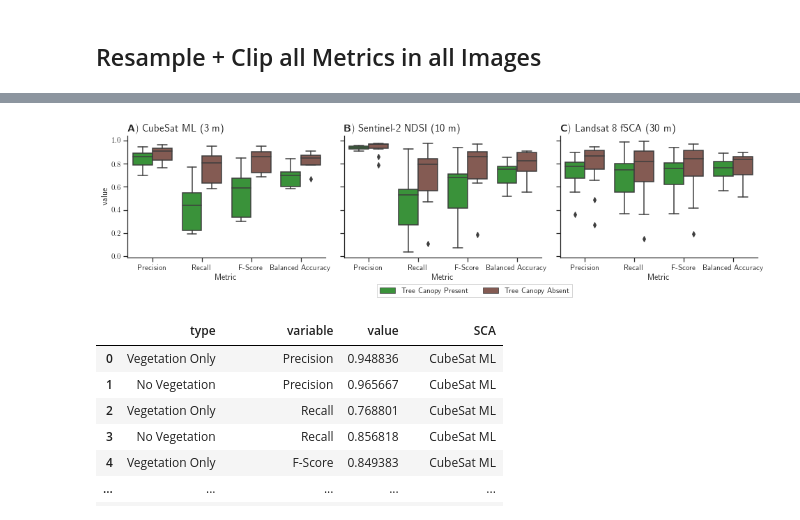
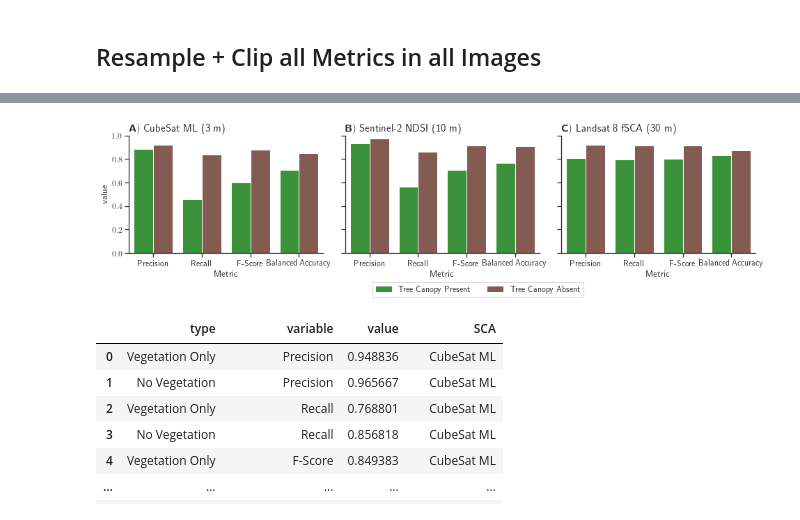
Before and after one commit to acannistra/planet-snowcover, a Jupyter notebook: experiments/ASO_Tuolumne/figures/colorado/CO_vegetation-v2.ipynb, the cells around one changed output, grey strips where cells are left out. Saved outputs shown, nothing was run; the diff lists cells and outputs as text; code cells hidden in the pictures.

Commit message:
more figure generators

```diff
--- a/experiments/ASO_Tuolumne/figures/colorado/CO_vegetation-v2.ipynb
+++ b/experiments/ASO_Tuolumne/figures/colorado/CO_vegetation-v2.ipynb
@@ -172,0 +180,4 @@ all_results_df
+# %%
+if os.path.exists(savepath):
+    if input("Load existing? [y/n]: ") == 'y':
+        all_results_df = pd.read_csv(savepath)
@@ -172,0 +186,8 @@ all_results_df
+# %%
+all_results_df = all_results_df.replace({
+    'ls8' : "Landsat 8 fSCA",
+    's2' : "Sentinel-2 NDSI",
+    'ml' : "CubeSat ML"
+}).rename({
+    'comparator' : "SCA"
+}, axis=1)
@@ -173,3 +205,7 @@ all_results_df
+# %%
+one_image = all_results_df[all_results_df.imageid.str.contains("20180524_172637_0f2d")]
+# %%
+all_results_df = one_image
 # %%
 sns.set(style='ticks')
 # plt.rc('text', usetex=True)
@@ -212,36 +248,40 @@ resolutions = {
 }
 # %%
 import matplotlib
+import seaborn as sns
+sns.set(style='ticks', font_scale=1.1)
+# sns.set(font_scale=1.7, style='ticks')
+
 matplotlib.rc('text', usetex=True)
 matplotlib.rcParams['text.latex.preamble']=[r"\usepackage{amsmath}"]
-plot = sns.catplot(x='variable', y='value', hue='type', kind='box', col='SCA', data=all_results_df,
+plot = sns.catplot(x='variable', y='value', hue='type', kind='bar', ci='sd', col='SCA', data=all_results_df,
                      col_order=["CubeSat ML", "Sentinel-2 NDSI", "Landsat 8 fSCA"],
                      hue_order=['Vegetation Only', "No Vegetation"],
                      palette=cmap,
-                     height=3, aspect=1.5)#, capsize=0.1, errwidth=1)
+                     height=3, aspect=1.5, capsize=0.1, errwidth=1)
 
 [ax.set_xlabel("Metric") for ax in list(plot.axes)[0]]
 h,l = plot.axes[0][0].get_legend_handles_labels()
 l = [
     r"Tree Canopy Present",
     r"Tree Canopy Absent",
 ]
 plot._legend.remove()
 plot.fig.legend(h,l, ncol=3, loc='center', bbox_to_anchor=(0.5,0.05), frameon=True, fancybox=False) # you can specify any location parameter you want here
 
 # plot.set_titles(template='')
 for i, ax in enumerate(plot.axes[0]):
     title = ax.get_title().split(" = ")[1]
     ax.set_title(r"$\textbf{" + ascii_uppercase[i] + r"})$ " + f"{title} (" + resolutions[title] + ")", loc='left', fontsize=15)
 plot.set_titles(template='')
 
-
+plot.set(ylim=[0, 1])
 
 plot.fig.set_figheight(plot.fig.bbox_inches.bounds[3] + 0.7)
 # plt.tight_layout()
-plt.savefig("comparator_veg_all.png", dpi=300, bbox_inches='tight', )
+plt.savefig("co_comparator_veg_one.png", dpi=300, bbox_inches='tight', )
 # %% [output]
-[figure, old version]
+[figure, new version]
 # %%
 all_results_df.to_csv(os.path.join(root, "veg/veg_comparison_allimages.csv"))
 # %%
```
Also changed, not shown: parts of 10 cells of this notebook, 2 other files.
